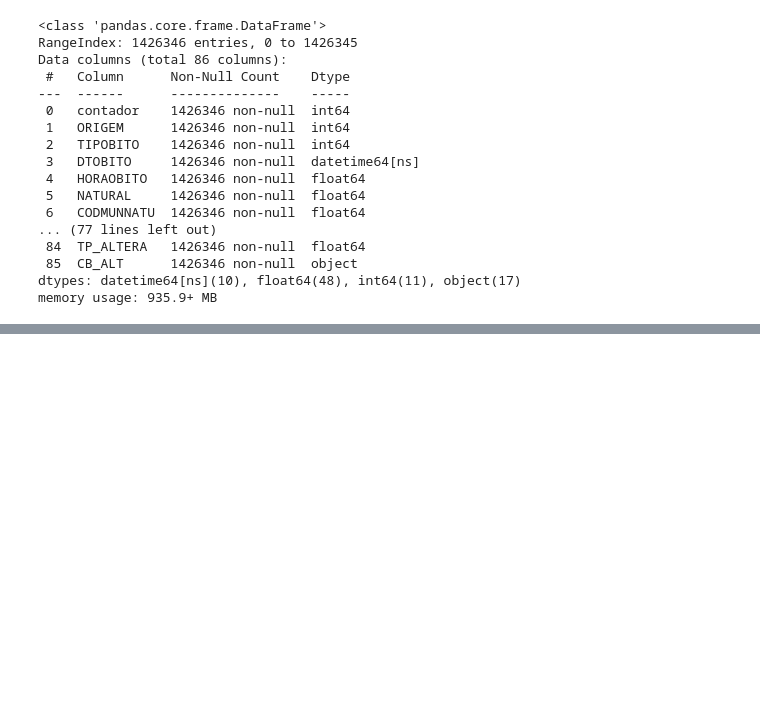
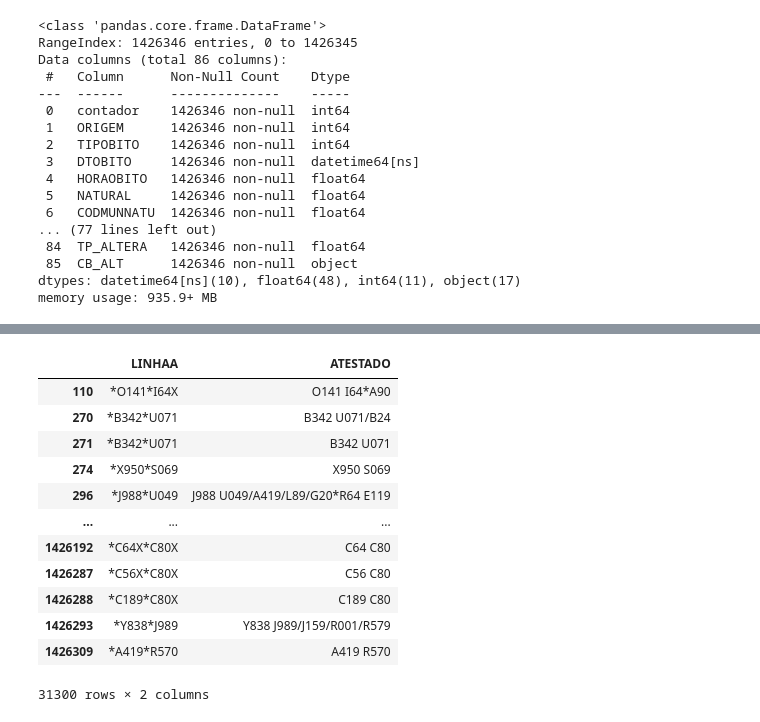
Before and after one commit to caiogoia123/Projeto_Final_BI, a Jupyter notebook: Projeto_Final_2024.ipynb, the cells around one changed output, grey strips where cells are left out. Saved outputs shown, nothing was run; the diff lists cells and outputs as text; code cells hidden in the pictures; blank space fills up the shorter version.

```diff
--- a/Projeto_Final_2024.ipynb
+++ b/Projeto_Final_2024.ipynb
@@ -382,0 +387,14 @@ df.head(10).T
+# %%
+colunas_excluir = [
+    "CB_PRE", "CAUSAMAT", "EXAME", "CIRURGIA", "SERIESCFAL", "SERIESCMAE",
+    "ESCMAEAGR1", "TPRESGINFO", "TP_ALTERA", "CB_ALT", "MORTEPARTO",
+    "ALTCAUSA", "FONTES", "DTCADINF", "DTCONCASO", "VERSAOSIST", "VERSAOSCB",
+    "OPOR_DO", "STCODIFICA", "CODIFICADO", "TPMORTEOCO", "COMUNSVOIM", "OBITOGRAV",
+    "OBITOPUERP", "FONTEINV", "DTINVESTIG", "NUDIASOBCO", "DTCADINV", "TPNIVELINV",
+    "IDADEMAE", "ESCMAE", "ESCMAE2010", "SERIESCMAE", "OCUPMAE",
+    "QTDFILVIVO", "QTDFILMORT", "GRAVIDEZ", "SEMAGESTAC", "GESTACAO",
+    "PARTO", "OBITOPARTO", "PESO", "CB_PRE", "CAUSAMAT", "ESCMAEAGR1",
+    "MORTEPARTO", "contador", "ORIGEM", "ESC", "FONTES", "NECROPSIA"
+]
+
+df = df.drop(columns=colunas_excluir, errors="ignore")
@@ -382,0 +443,17 @@ df.head(10).T
+# %%
+filtered_df = df[df['LINHAA'].str.count('\\*') == 2][['LINHAA', 'ATESTADO']]
+display(filtered_df)
+# %% [output]
+|  | LINHAA | ATESTADO |
+| 110 | *O141*I64X | O141 I64*A90 |
+| 270 | *B342*U071 | B342 U071/B24 |
+| 271 | *B342*U071 | B342 U071 |
+| 274 | *X950*S069 | X950 S069 |
+| 296 | *J988*U049 | J988 U049/A419/L89/G20*R64 E119 |
+| ... | ... | ... |
+| 1426192 | *C64X*C80X | C64 C80 |
+| 1426287 | *C56X*C80X | C56 C80 |
+| 1426288 | *C189*C80X | C189 C80 |
+| 1426293 | *Y838*J989 | Y838 J989/J159/R001/R579 |
+| 1426309 | *A419*R570 | A419 R570 |
+31300 rows × 2 columns
```
Also changed, not shown: parts of 4 cells of this notebook.
